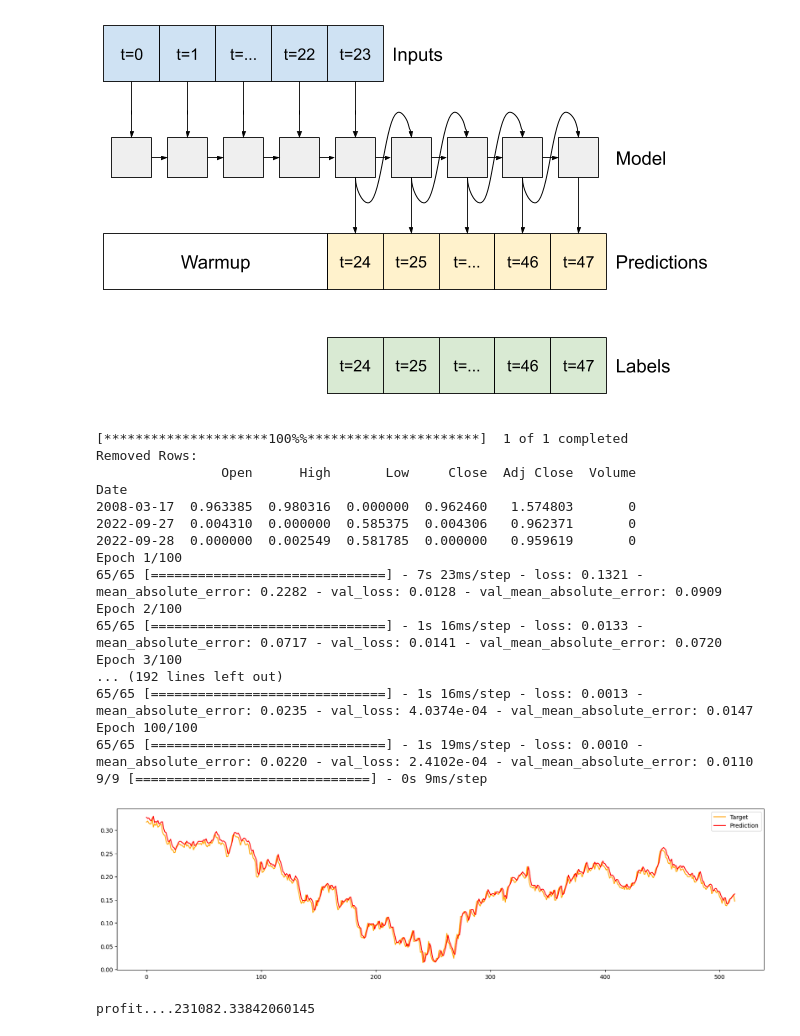
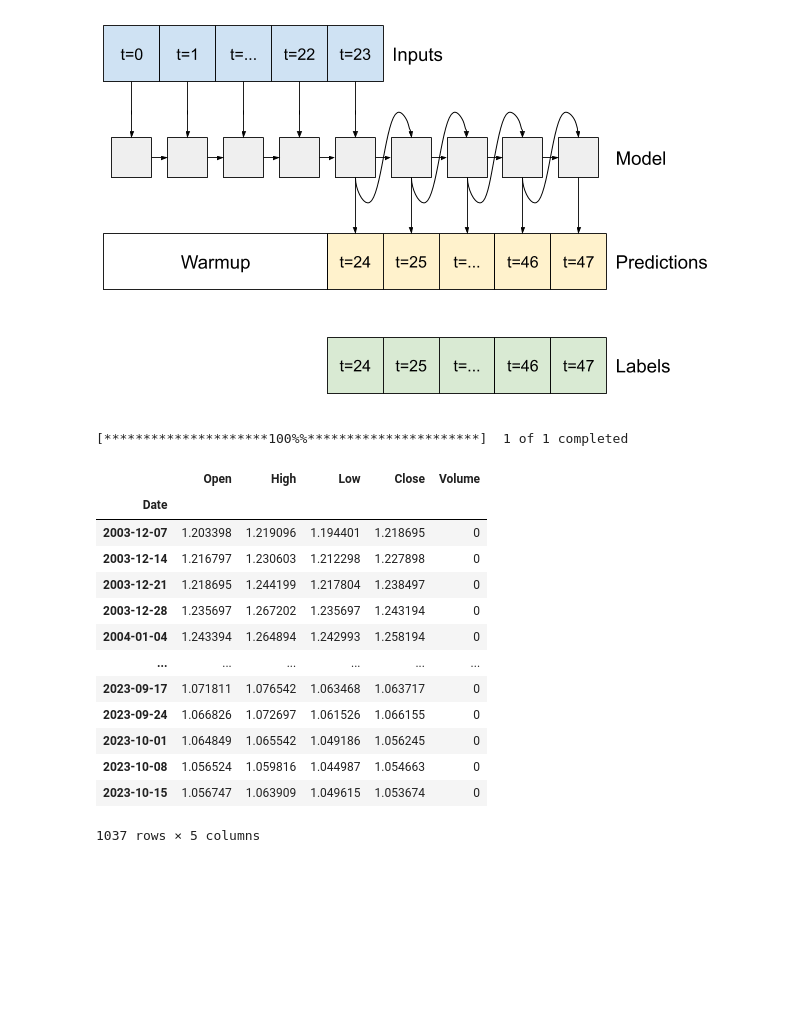
Before and after one commit to Kharazmigroup/forexprj, a Jupyter notebook: RNN2Forex.ipynb, the cells around one changed output. Saved outputs shown, nothing was run; the diff lists cells and outputs as text; code cells hidden in the pictures; blank space fills up the shorter version.

```diff
--- a/RNN2Forex.ipynb
+++ b/RNN2Forex.ipynb
@@ -338,24 +359,40 @@ def run_model(cur_pair,start,end,interval,epoch):
   profit = calculate_profit(predictions,test_inputs)
   print("profit...."+str(profit))
 # %%
-run_model('EURUSD=X','2000-01-01','2023-10-14',"",100)
+run_model('EURUSD=X','2000-01-01','2023-10-14',"",[],100)
-# %% [output]
-[*********************100%%**********************]  1 of 1 completed
-Removed Rows:
-                Open      High       Low     Close  Adj Close  Volume
-Date
-2008-03-17  0.963385  0.980316  0.000000  0.962460   1.574803       0
-2022-09-27  0.004310  0.000000  0.585375  0.004306   0.962371       0
-2022-09-28  0.000000  0.002549  0.581785  0.000000   0.959619       0
-Epoch 1/100
-65/65 [==============================] - 7s 23ms/step - loss: 0.1321 - mean_absolute_error: 0.2282 - val_loss: 0.0128 - val_mean_absolute_error: 0.0909
-Epoch 2/100
-65/65 [==============================] - 1s 16ms/step - loss: 0.0133 - mean_absolute_error: 0.0717 - val_loss: 0.0141 - val_mean_absolute_error: 0.0720
-Epoch 3/100
-... (192 lines left out)
-65/65 [==============================] - 1s 16ms/step - loss: 0.0013 - mean_absolute_error: 0.0235 - val_loss: 4.0374e-04 - val_mean_absolute_error: 0.0147
-Epoch 100/100
-65/65 [==============================] - 1s 19ms/step - loss: 0.0010 - mean_absolute_error: 0.0220 - val_loss: 2.4102e-04 - val_mean_absolute_error: 0.0110
-9/9 [==============================] - 0s 9ms/step
-[figure, removed]
-profit....231082.33842060145
+# %%
+data = yf.download('EURUSD=X','2000-01-01','2023-10-14')
+
+weekly_data = data.resample('W').agg({
+    'Open': 'first',
+    'High': 'max',
+    'Low': 'min',
+    'Close': 'last',
+    'Volume': 'sum'
+})
+monthly_data = data.resample('M').agg({
+    'Open': 'first',
+    'High': 'max',
+    'Low': 'min',
+    'Close': 'last',
+    'Volume': 'sum'
+})
+# %% [output]
+[*********************100%%**********************]  1 of 1 completed
+# %%
+weekly_data
+# %% [output]
+|  | Open | High | Low | Close | Volume |
+| Date |  |  |  |  |  |
+| 2003-12-07 | 1.203398 | 1.219096 | 1.194401 | 1.218695 | 0 |
+| 2003-12-14 | 1.216797 | 1.230603 | 1.212298 | 1.227898 | 0 |
+| 2003-12-21 | 1.218695 | 1.244199 | 1.217804 | 1.238497 | 0 |
+| 2003-12-28 | 1.235697 | 1.267202 | 1.235697 | 1.243194 | 0 |
+| 2004-01-04 | 1.243394 | 1.264894 | 1.242993 | 1.258194 | 0 |
+| ... | ... | ... | ... | ... | ... |
+| 2023-09-17 | 1.071811 | 1.076542 | 1.063468 | 1.063717 | 0 |
+| 2023-09-24 | 1.066826 | 1.072697 | 1.061526 | 1.066155 | 0 |
+| 2023-10-01 | 1.064849 | 1.065542 | 1.049186 | 1.056245 | 0 |
+| 2023-10-08 | 1.056524 | 1.059816 | 1.044987 | 1.054663 | 0 |
+| 2023-10-15 | 1.056747 | 1.063909 | 1.049615 | 1.053674 | 0 |
+1037 rows × 5 columns
```
Also changed, not shown: parts of 9 cells of this notebook.
